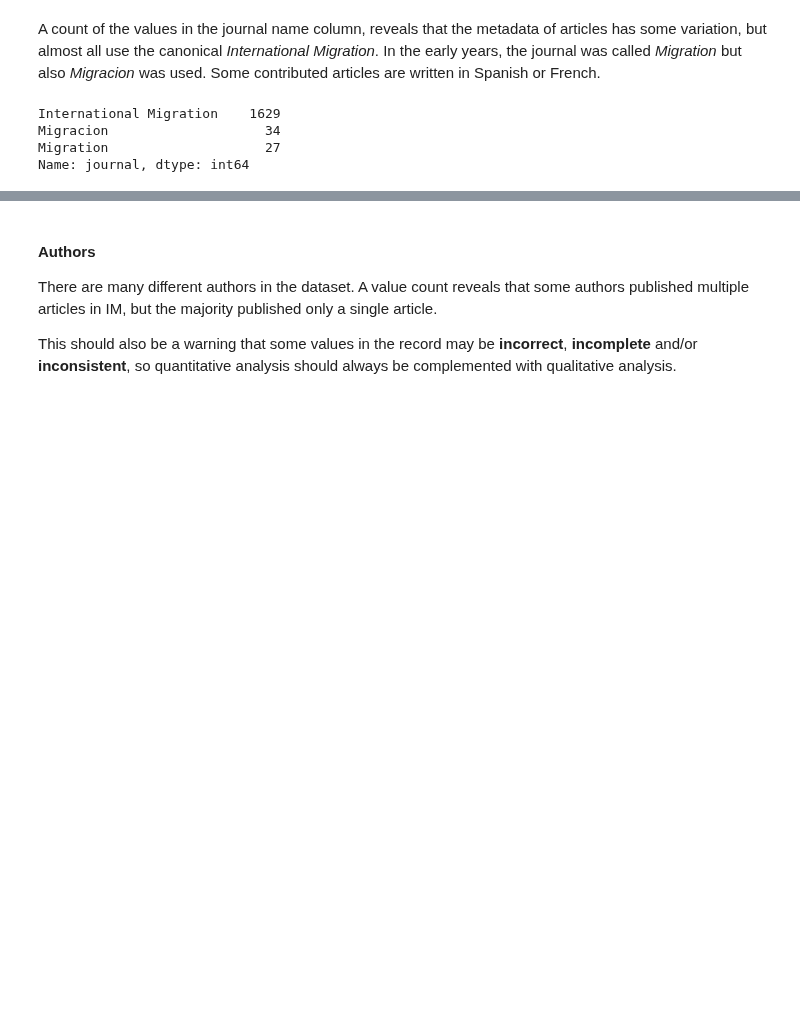
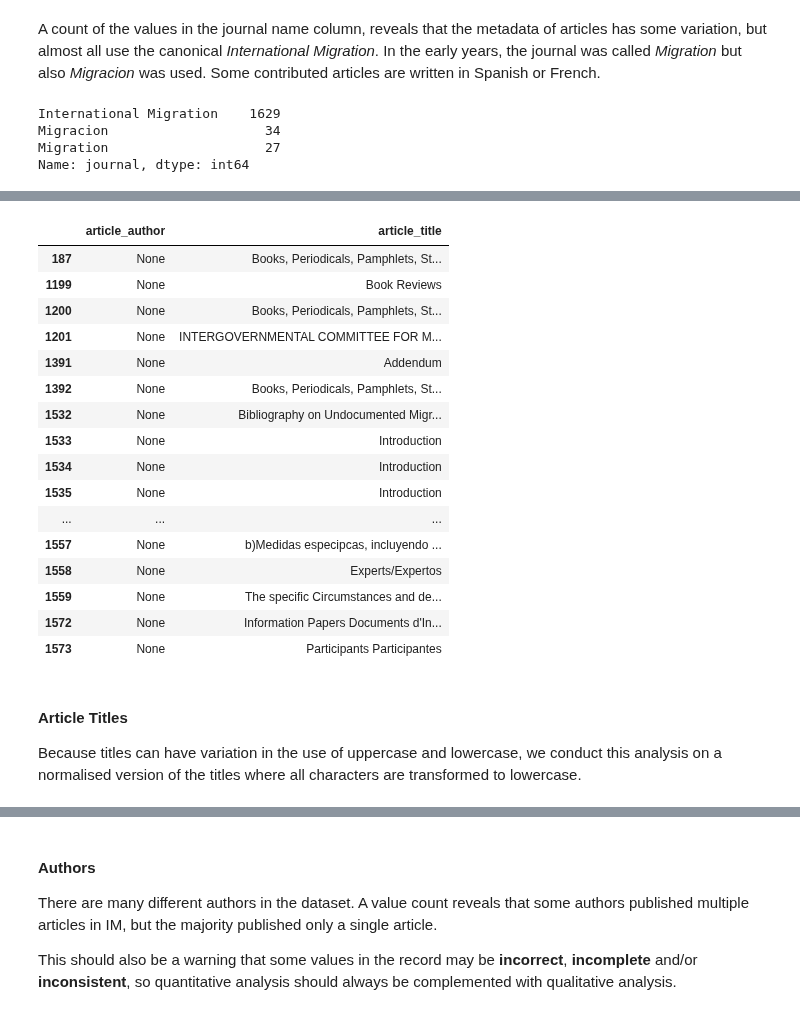
Before and after one commit to HoekR/migrant_discourse, a Jupyter notebook: notebooks/IM-title-analysis-marijn.ipynb, the cells around one changed output, grey strips where cells are left out. Cells and saved outputs as stored; diff of their text form; code cells hidden in the pictures; blank space fills up the shorter version.

```diff
--- a/notebooks/IM-title-analysis-marijn.ipynb
+++ b/notebooks/IM-title-analysis-marijn.ipynb
@@ -45,0 +90,24 @@ Name: journal, dtype: int64
+# %%
+df[(df.issue_pub_year == 1983) & (df.article_author.isna())][['article_author', 'article_title']]
+# %% [output]
+|  | article_author | article_title |
+| 187 | None | Books, Periodicals, Pamphlets, St... |
+| 1199 | None | Book Reviews |
+| 1200 | None | Books, Periodicals, Pamphlets, St... |
+| 1201 | None | INTERGOVERNMENTAL COMMITTEE FOR M... |
+| 1391 | None | Addendum |
+| 1392 | None | Books, Periodicals, Pamphlets, St... |
+| 1532 | None | Bibliography on Undocumented Migr... |
+| 1533 | None | Introduction |
+| 1534 | None | Introduction |
+| 1535 | None | Introduction |
+| ... | ... | ... |
+| 1557 | None | b)Medidas especipcas, incluyendo ... |
+| 1558 | None | Experts/Expertos |
+| 1559 | None | The specific Circumstances and de... |
+| 1572 | None | Information Papers Documents d'In... |
+| 1573 | None | Participants Participantes |
+# %% [markdown]
+#### Article Titles
+
+Because titles can have variation in the use of uppercase and lowercase, we conduct this analysis on a normalised version of the titles where all characters are transformed to lowercase.
```
Also changed, not shown: parts of 64 cells of this notebook.
